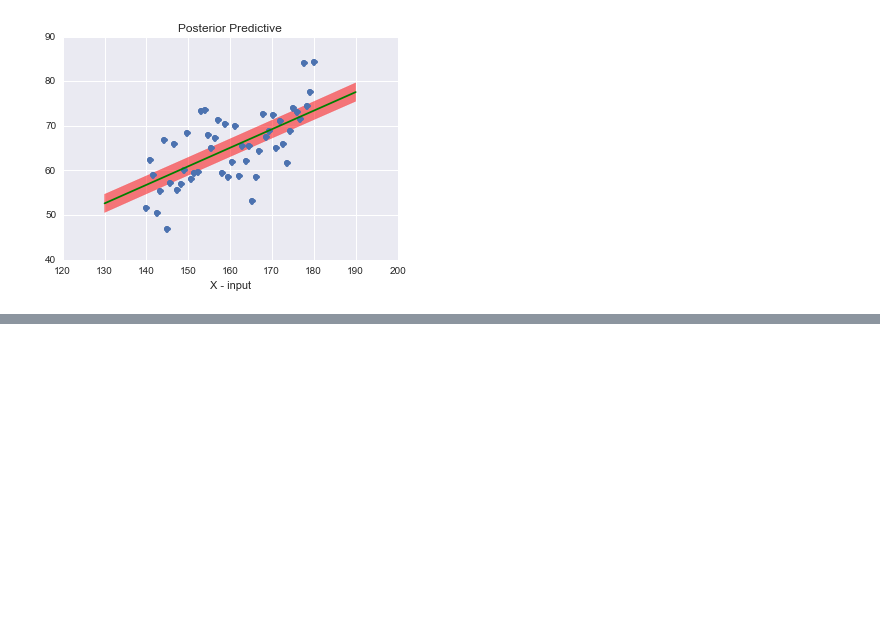
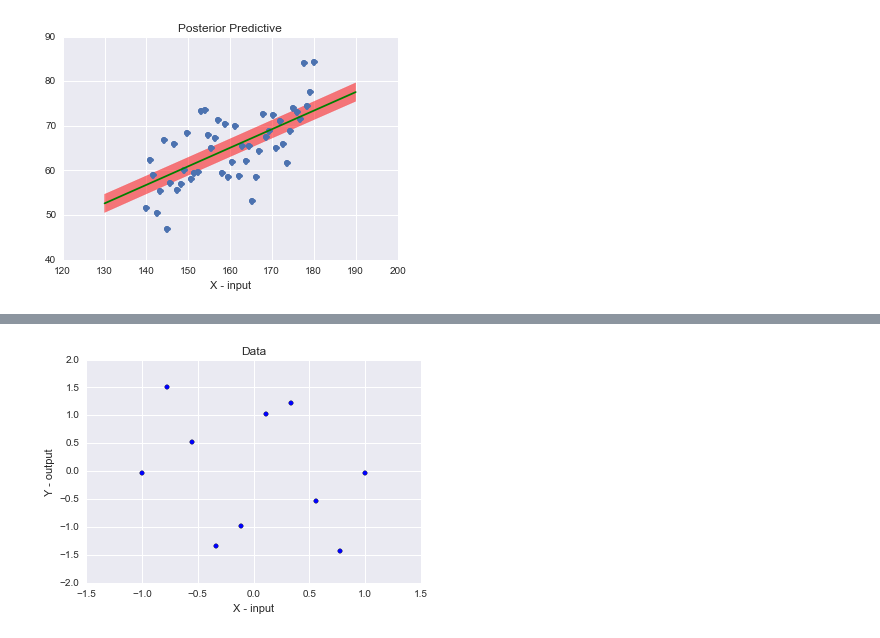
Before and after one commit to pvlachos/uq-course, a Jupyter notebook: lectures/lec_08.ipynb, the cells around one changed output, grey strips where cells are left out. Saved outputs shown, nothing was run; the diff lists cells and outputs as text; code cells hidden in the pictures; blank space fills up the shorter version.

```diff
--- a/lectures/lec_08.ipynb
+++ b/lectures/lec_08.ipynb
@@ -592,0 +725,89 @@ While making predictions in real life, we are rarely interested in knowing the v
+# %%
+# Inputs to be given for Bayesian Linear Regression
+
+beta = 1e3
+alpha = 1
+feat = 100
+x_low = -1
+x_high = 1
+
+x_new_low = -1
+x_new_high = 1
+
+size = 10 # You can change this !!!!
+
+#------------------------------------------------------------------------------
+# Artificially Generated Random Data
+
+a, s = 1.,1.
+b = 1e3
+np.random.seed(123)
+X1 = np.linspace(x_low,x_high,size).T
+x = np.linspace(x_low,x_high,size).T.reshape(size,1)
+t = 1.5 * np.sin(2 * np.pi * X1) + 1 / np.sqrt(b) * np.random.randn(size)
+#fig, ax = plt.subplots(1,3,sharex=True)
+
+#------------------------------------------------------------------------------
+# Plotting the generated data
+
+fig1 = plt.figure()  # a new figure window
+ax1 = fig1.add_subplot(1, 1, 1)  # specify (nrows, ncols, axnum)
+
+ax1.scatter(X1, t)
+ax1.set_xlabel('X - input')
+ax1.set_ylabel('Y - output')
+ax1.set_title('Data')
+
+# Width
+width = 0.3
+
+#******************************************************************************
+
+if size == 0 :
+    muN, LNi = uniformative_prior(feat)
+else:
+    Phi = poly_basis_func(x,9)
+    # Train the given model
+    muN, LNi = blr_train(Phi, t, alpha, beta)
+
+# New data on which to run the prediction model
+
+size_new = 200
+X1_new = np.linspace(x_new_low,x_new_high,size_new).T
+x_new = np.linspace(x_new_low,x_new_high,size_new).T.reshape(size_new,1)
+Phi_new = poly_basis_func(x_new, 9)
+
+#------------------------------------------------------------------------------
+# Posterior and Posterior Predictive Samples
+
+Y = blr_sample_posterior(muN, LNi, 1000)
+mu, sigma2 = blr_predict(Phi_new, muN, LNi, beta)
+sigma = np.sqrt(sigma2)
+function_upper = mu + 1.96*sigma # upper bound
+function_lower = mu - 1.96*sigma # lower bound
+
+#------------------------------------------------------------------------------
+# Plot the posterior function space
+
+fig2 = plt.figure()
+ax2 = fig2.add_subplot(1, 1, 1)
+
+for i in xrange(10):
+    ax2.plot(X1_new, np.dot(Y[i],Phi_new.T), color=sns.color_palette()[3], linewidth=0.1)
+    ax2.scatter(X1,t)
+    ax2.set_xlabel('X - input')
+    ax2.set_title('Posterior')
+
+
+#------------------------------------------------------------------------------
+
+#Plotting the posterior predictive for the new data
+
+fig3 = plt.figure(figsize=(6,8))
+ax3 = fig3.add_subplot(1, 1, 1)
+ax3.scatter(X1, t)
+ax3.plot(X1_new, mu, 'g')
+ax3.fill_between(X1_new, function_upper,function_lower,color='r',alpha=.5)
+ax3.set_xlabel('X - input')
+ax3.set_title('Posterior Predictive')
+# %% [output]
@@ -592,0 +815 @@ While making predictions in real life, we are rarely interested in knowing the v
+[figure, added]
```
Also changed, not shown: parts of 21 cells of this notebook.
